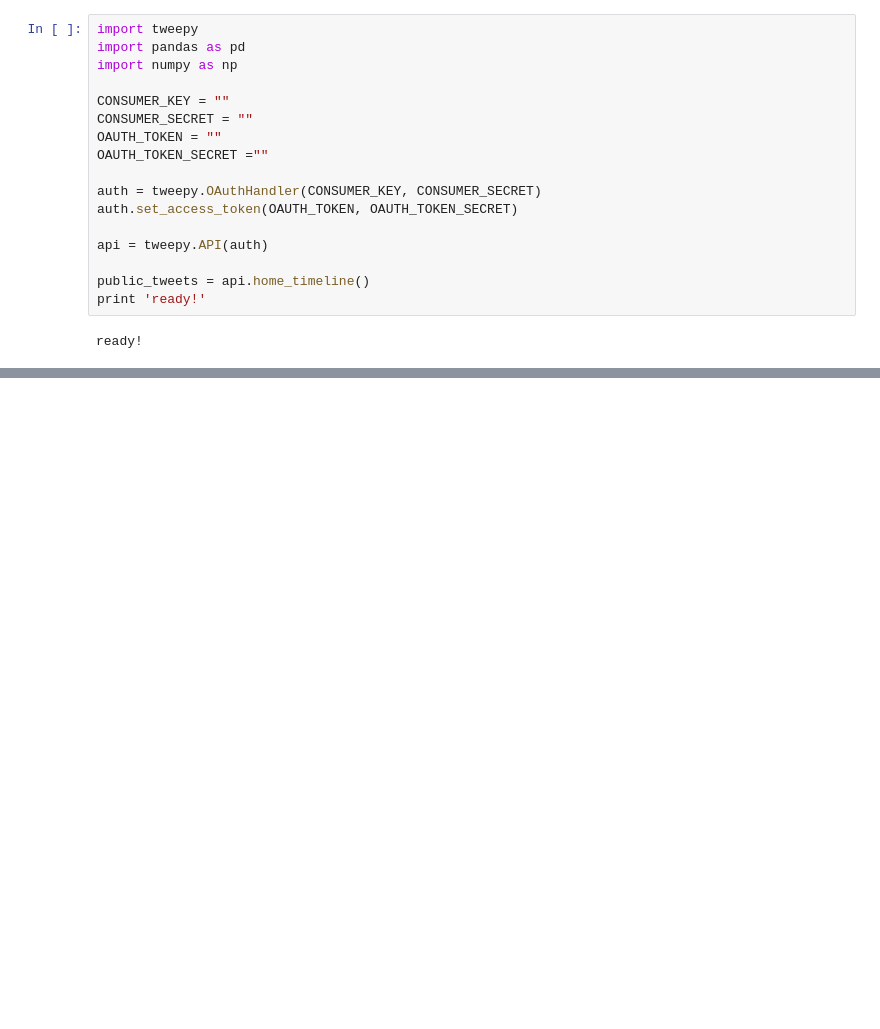
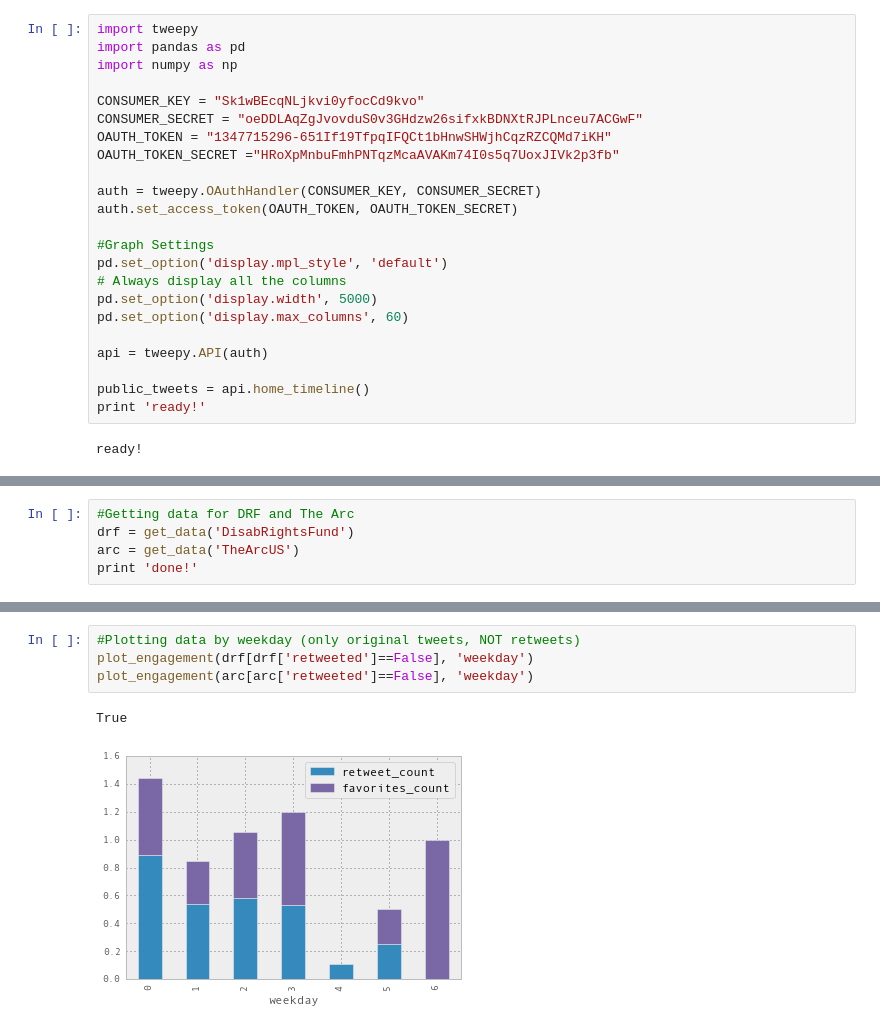
Before and after one commit to codeforgood2015/drf, a Jupyter notebook: notebooks/tweepy_data.ipynb, the cells around one changed output, grey strips where cells are left out. Cells and saved outputs as stored; diff of their text form; blank space fills up the shorter version.

Commit message:
updated dataframe (data types correct, more data). Added functions get_data and plot_engagement. fixed timezone issue

```diff
--- a/notebooks/tweepy_data.ipynb
+++ b/notebooks/tweepy_data.ipynb
@@ -3,13 +3,19 @@ import tweepy
 import pandas as pd
 import numpy as np
 
-CONSUMER_KEY = ""
-CONSUMER_SECRET = ""
-OAUTH_TOKEN = ""
-OAUTH_TOKEN_SECRET =""
+CONSUMER_KEY = "Sk1wBEcqNLjkvi0yfocCd9kvo"
+CONSUMER_SECRET = "oeDDLAqZgJvovduS0v3GHdzw26sifxkBDNXtRJPLnceu7ACGwF"
+OAUTH_TOKEN = "1347715296-651If19TfpqIFQCt1bHnwSHWjhCqzRZCQMd7iKH"
+OAUTH_TOKEN_SECRET ="HRoXpMnbuFmhPNTqzMcaAVAKm74I0s5q7UoxJIVk2p3fb"
 
 auth = tweepy.OAuthHandler(CONSUMER_KEY, CONSUMER_SECRET)
 auth.set_access_token(OAUTH_TOKEN, OAUTH_TOKEN_SECRET)
+
+#Graph Settings
+pd.set_option('display.mpl_style', 'default')
+# Always display all the columns
+pd.set_option('display.width', 5000)
+pd.set_option('display.max_columns', 60)
 
 api = tweepy.API(auth)
 
@@ -61,0 +97,5 @@ print df.head(20)
+# %%
+#Getting data for DRF and The Arc
+drf = get_data('DisabRightsFund')
+arc = get_data('TheArcUS')
+print 'done!'
@@ -61,0 +115,7 @@ print df.head(20)
+# %%
+#Plotting data by weekday (only original tweets, NOT retweets)
+plot_engagement(drf[drf['retweeted']==False], 'weekday')
+plot_engagement(arc[arc['retweeted']==False], 'weekday')
+# %% [output]
+True
+[figure, added]
```
Also changed, not shown: parts of 7 cells of this notebook.
